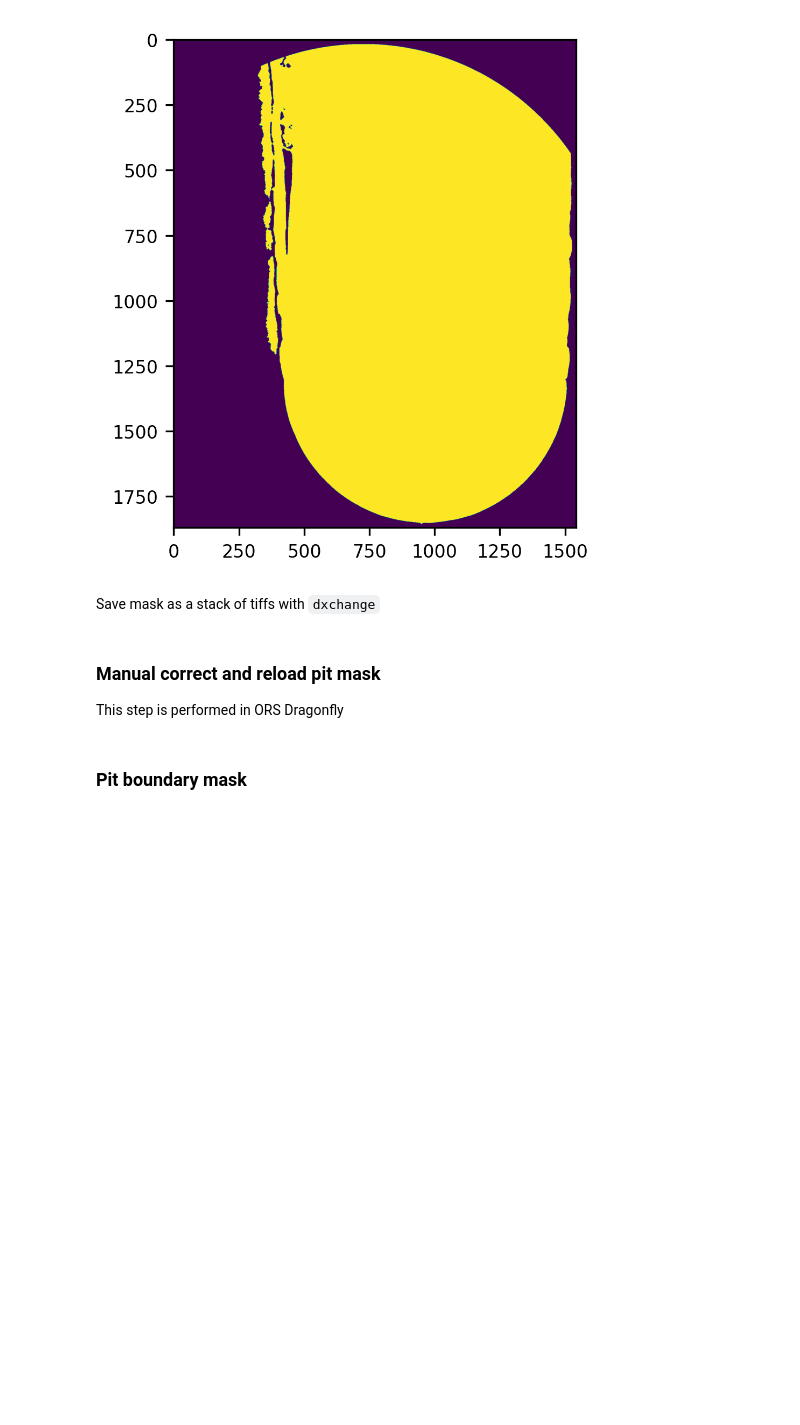
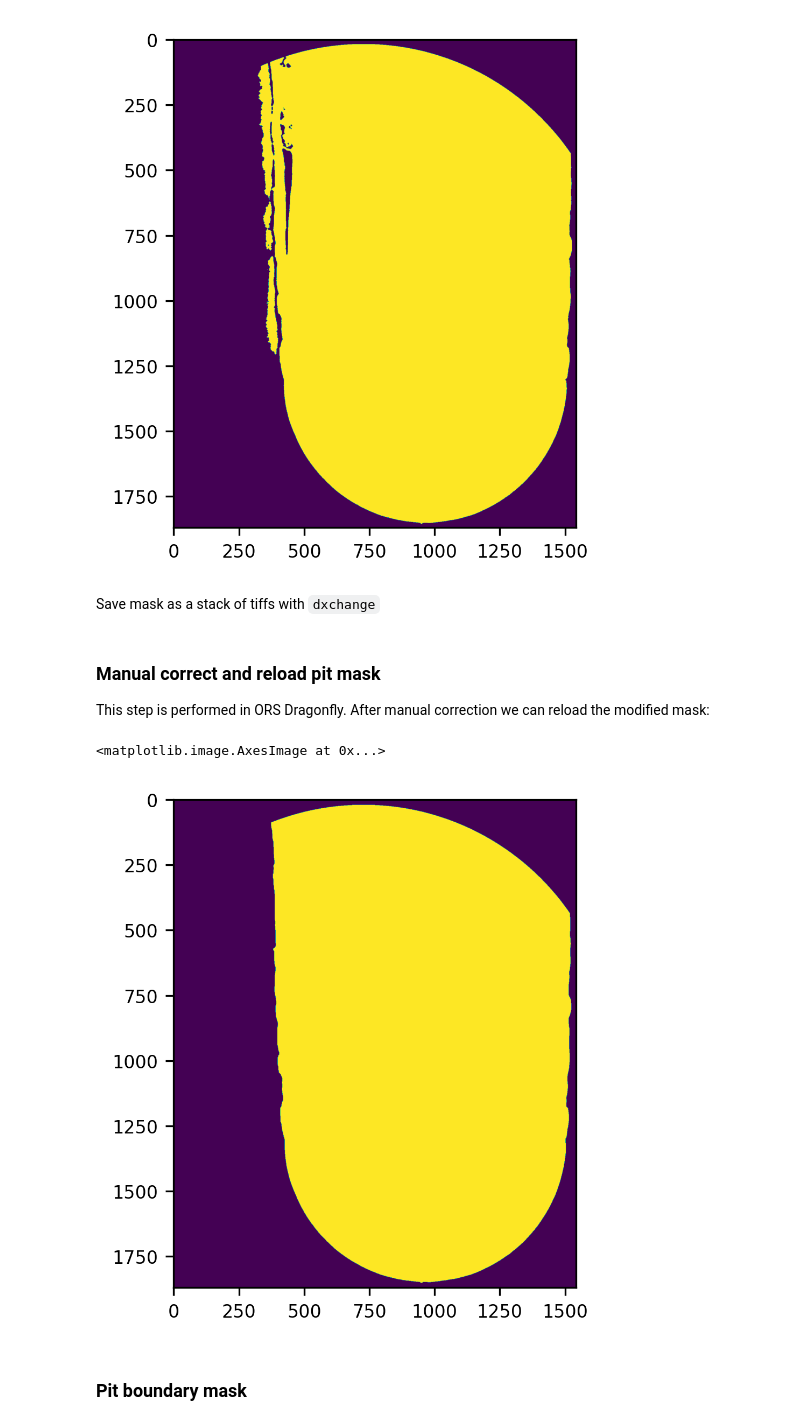
Before and after one commit to gianthk/CERIC-Franceschin, a Jupyter notebook: notebooks/581681_punta_HR_stitch2_masks.ipynb, the cells around one changed output. Drawn from its saved outputs; the diff is of its cells as text; code cells hidden in the pictures; blank space fills up the shorter version.

```diff
--- a/notebooks/581681_punta_HR_stitch2_masks.ipynb
+++ b/notebooks/581681_punta_HR_stitch2_masks.ipynb
@@ -236,3 +237,3 @@ dxchange.write_tiff_stack(BW_pit, work_folder+"/masks/crop_pit/slice.tiff")
 # %% [markdown]
 ### Manual correct and reload pit mask
-This step is performed in ORS Dragonfly
+This step is performed in ORS Dragonfly. After manual correction we can reload the modified mask:
@@ -241,3 +246,8 @@ This step is performed in ORS Dragonfly
+# %%
+plt.imshow(BW_pit[-1,:,:])
+# %% [output]
+<matplotlib.image.AxesImage at 0x...>
+[figure, added]
 # %% [markdown]
 ### Pit boundary mask
 # %%
```
Also changed, not shown: parts of 34 cells of this notebook, 1 other file.
